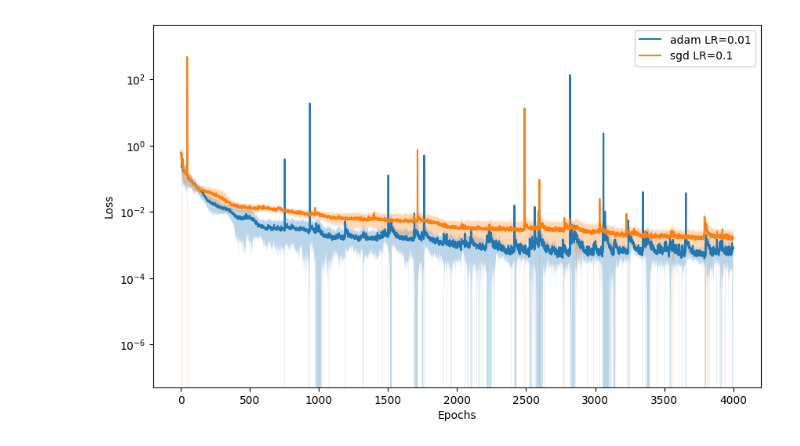
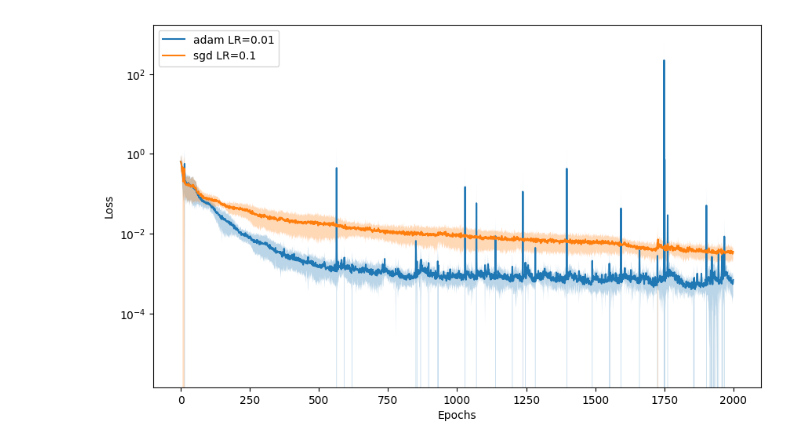
Before and after one commit to chengxiang/LinearTransformer, a Jupyter notebook: nonlinear_regression.ipynb, the cells around one changed output. Drawn from its saved outputs; the diff is of its cells as text; code cells hidden in the pictures.

```diff
--- a/nonlinear_regression.ipynb
+++ b/nonlinear_regression.ipynb
@@ -151,8 +151,8 @@ var = 0.0001 # initializations scale of transformer parameter
 clip_r =0.1
 
 
-tuning_epochs = 1000
-max_iters = 4000  # Number of Iterations to run
+tuning_epochs = 500
+max_iters = 2000  # Number of Iterations to run
 hidden_dim = 5
 learning_rates = [0.001, 0.01, 0.05, 0.1]
 
@@ -164,7 +164,7 @@ def train_transformer(optimizer_name, learning_rate, max_epochs):
     # Initialize model and optimizer
 
     # Instantiate model
-    model = Transformer_MLP(n_layer, n_head, d, var, 4*hidden_dim).to(device)
+    model = Transformer_MLP(n_layer, n_head, d, var, 2* hidden_dim).to(device)
     #model = Transformer_MLP_freeze(n_layer, n_head, d, var, randomMLP).to(device)
 
     # Wrap the model for DataParallel
@@ -175,7 +175,7 @@ def train_transformer(optimizer_name, learning_rate, max_epochs):
     if optimizer_name == 'sgd':
         optimizer = torch.optim.SGD(model.parameters(), lr=learning_rate, momentum=0.9)
     elif optimizer_name == 'adam':
-        optimizer = torch.optim.Adam(model.parameters(), lr=learning_rate, betas=(0.9, 0.99))
+        optimizer = torch.optim.Adam(model.parameters(), lr=learning_rate, betas=(0.9, 0.9))
 
     losses = []
     for epoch in range(max_epochs):
@@ -268 +268 @@ Epoch 3900, Loss: 0.004151700995862484
-[figure, old version]
+[figure, new version]
```
Also changed, not shown: parts of 1 cell of this notebook.
